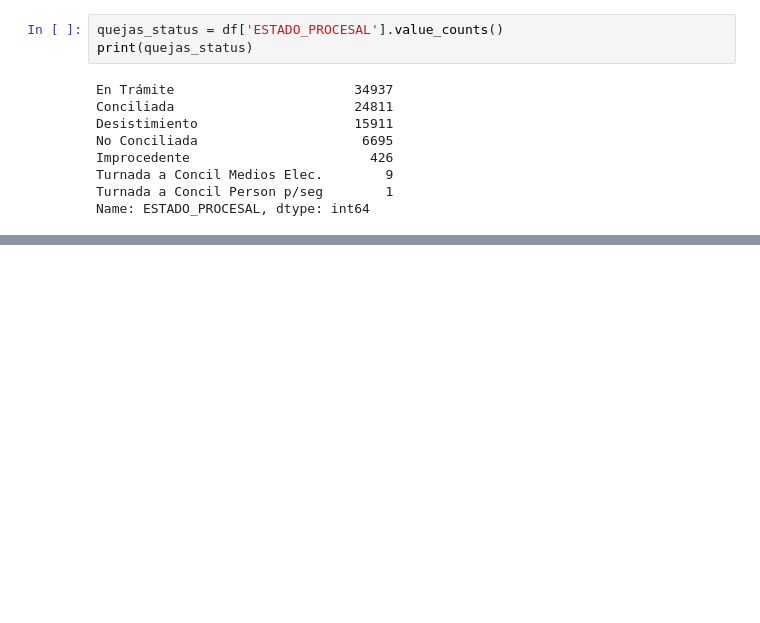
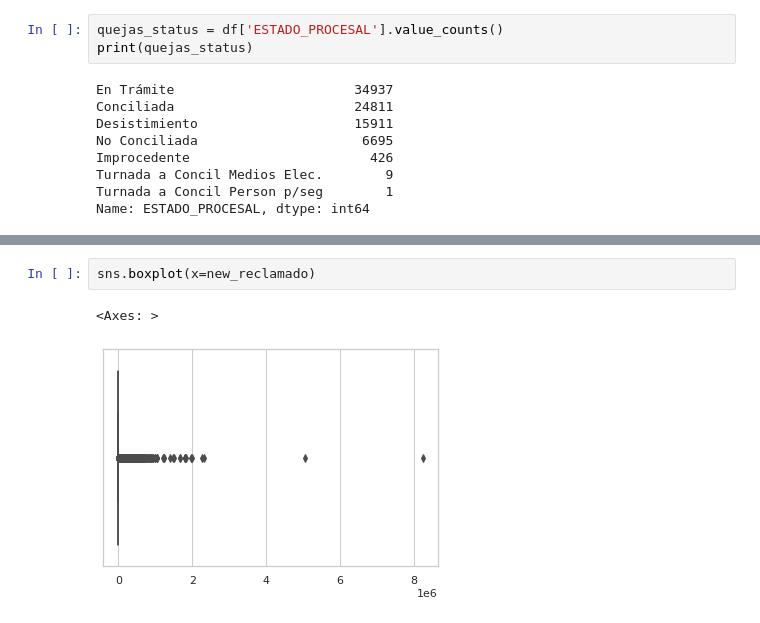
Before and after one commit to atorresf/Proyecto_Python, a Jupyter notebook: proyecto_python.ipynb, the cells around one changed output, grey strips where cells are left out. Cells and saved outputs as stored; diff of their text form; blank space fills up the shorter version.

```diff
--- a/proyecto_python.ipynb
+++ b/proyecto_python.ipynb
@@ -404,0 +573,5 @@ Name: ESTADO_PROCESAL, dtype: int64
+# %%
+sns.boxplot(x=new_reclamado)
+# %% [output]
+<Axes: >
+[figure, added]
```
Also changed, not shown: parts of 193 cells of this notebook.
